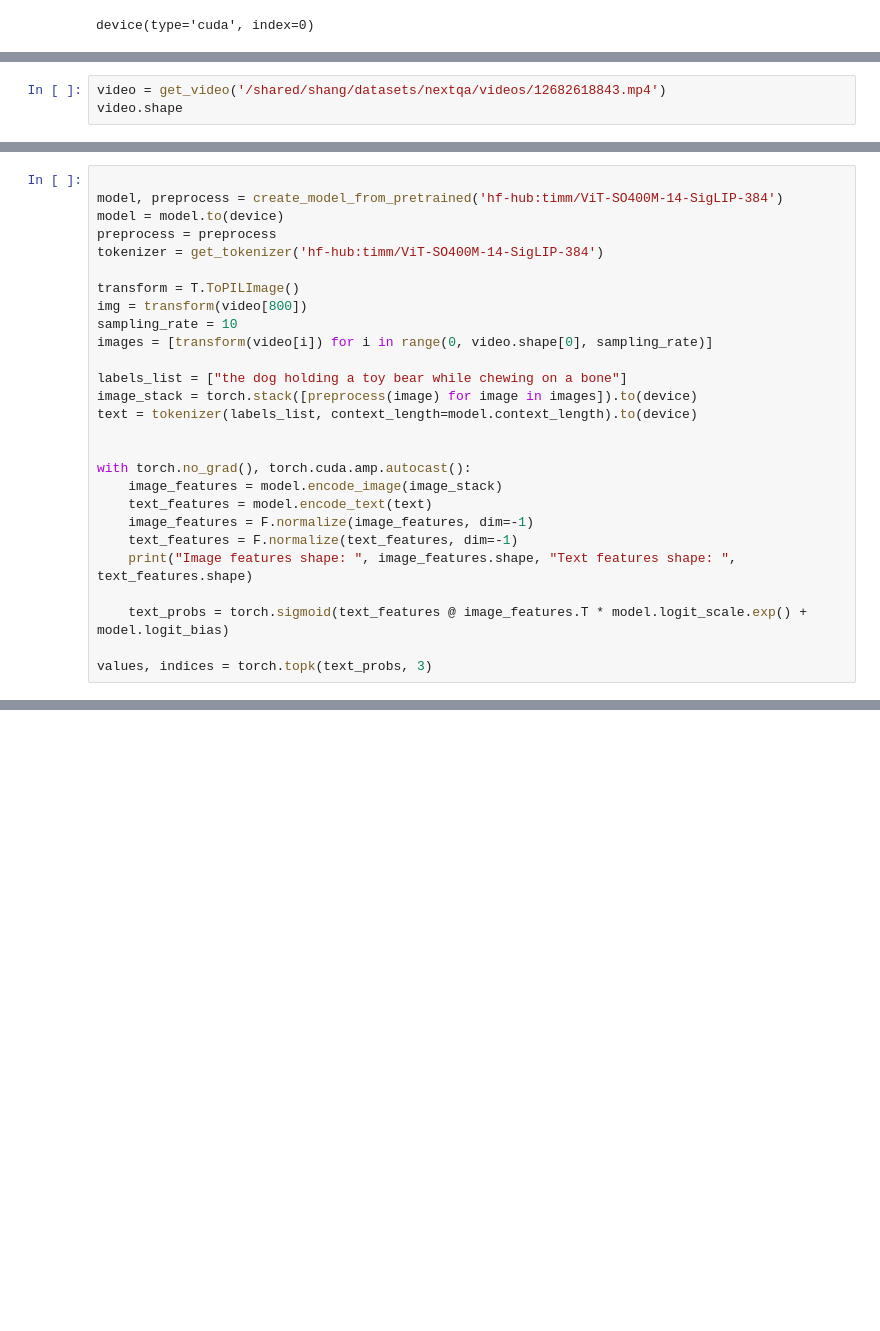
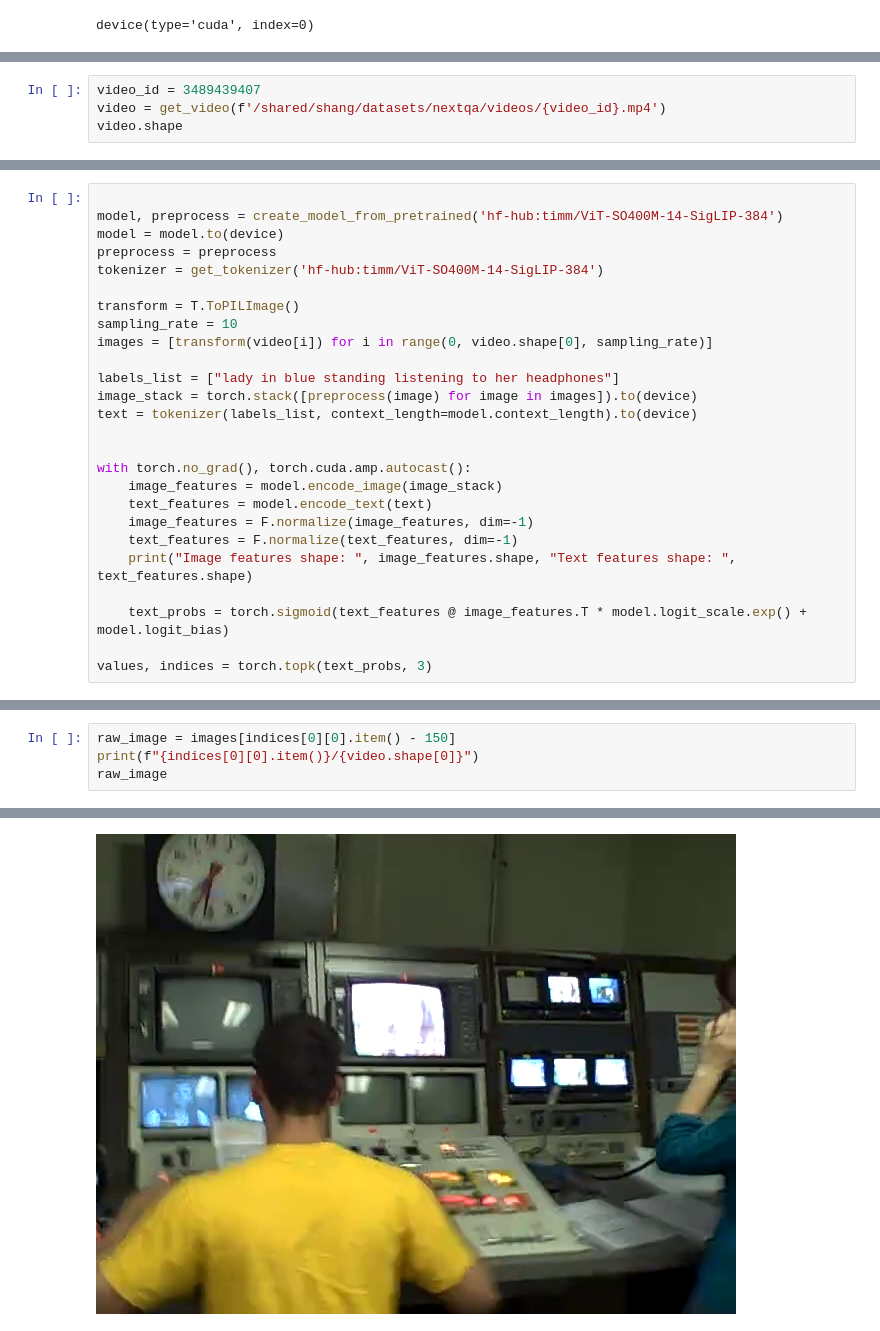
Before and after one commit to chuyishang/vidVQA, a Jupyter notebook: testing_new.ipynb, the cells around one changed output, grey strips where cells are left out. Drawn from its saved outputs; the diff is of its cells as text; blank space fills up the shorter version.

```diff
--- a/testing_new.ipynb
+++ b/testing_new.ipynb
@@ -33,6 +34,7 @@ def get_video(video_path, fps=30):
         video = video.permute(0, 3, 1, 2)
         return video
 # %%
-video = get_video('/shared/shang/datasets/nextqa/videos/12682618843.mp4')
+video_id = 3489439407
+video = get_video(f'/shared/shang/datasets/nextqa/videos/{video_id}.mp4')
 video.shape
 # %% [output]
@@ -51,11 +49,10 @@ preprocess = preprocess
 tokenizer = get_tokenizer('hf-hub:timm/ViT-SO400M-14-SigLIP-384')
 
 transform = T.ToPILImage()
-img = transform(video[800])
 sampling_rate = 10
 images = [transform(video[i]) for i in range(0, video.shape[0], sampling_rate)]
 
-labels_list = ["the dog holding a toy bear while chewing on a bone"]
+labels_list = ["lady in blue standing listening to her headphones"]
 image_stack = torch.stack([preprocess(image) for image in images]).to(device)
 text = tokenizer(labels_list, context_length=model.context_length).to(device)
 
@@ -75,0 +75,5 @@ Image features shape:  torch.Size([146, 1152]) Text features shape:  torch.Size(
+# %%
+raw_image = images[indices[0][0].item() - 150]
+print(f"{indices[0][0].item()}/{video.shape[0]}")
+raw_image
+# %% [output]
@@ -76 +81,2 @@ Image features shape:  torch.Size([146, 1152]) Text features shape:  torch.Size(
+[figure, added]
 # %%
```
Also changed, not shown: parts of 13 cells of this notebook, 2 other files.
